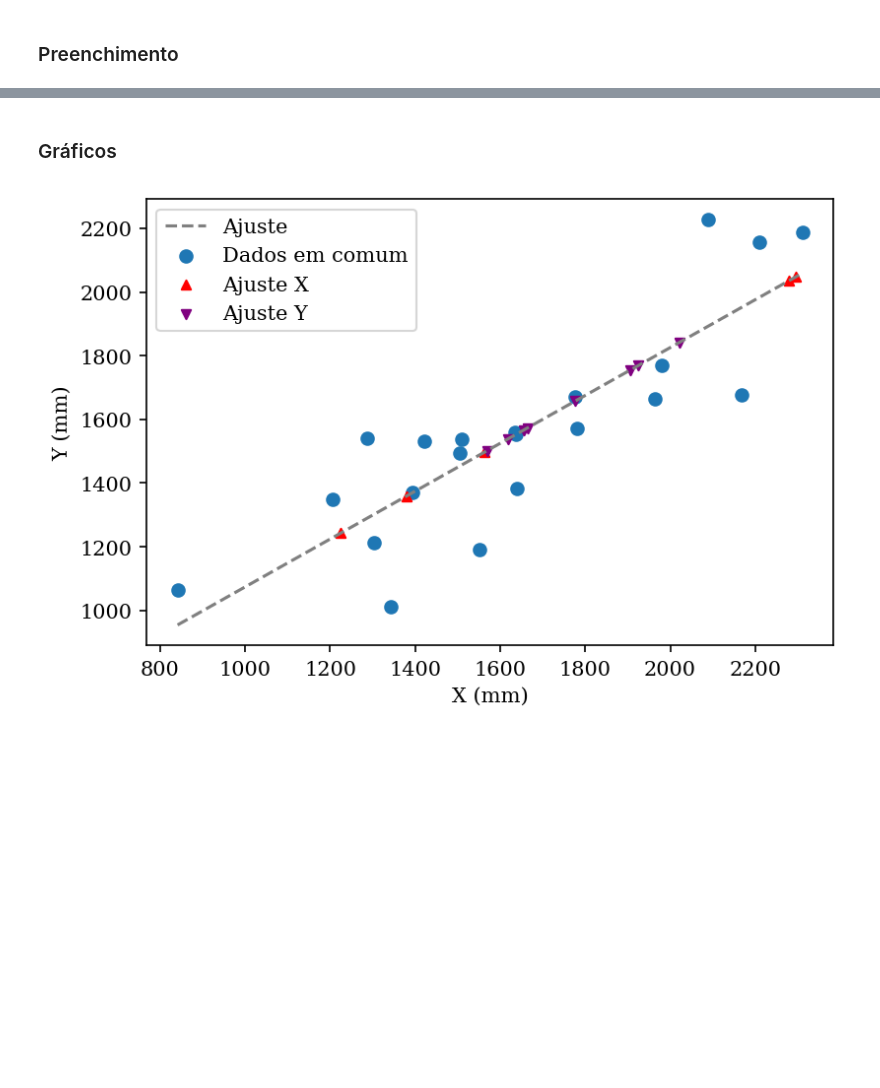
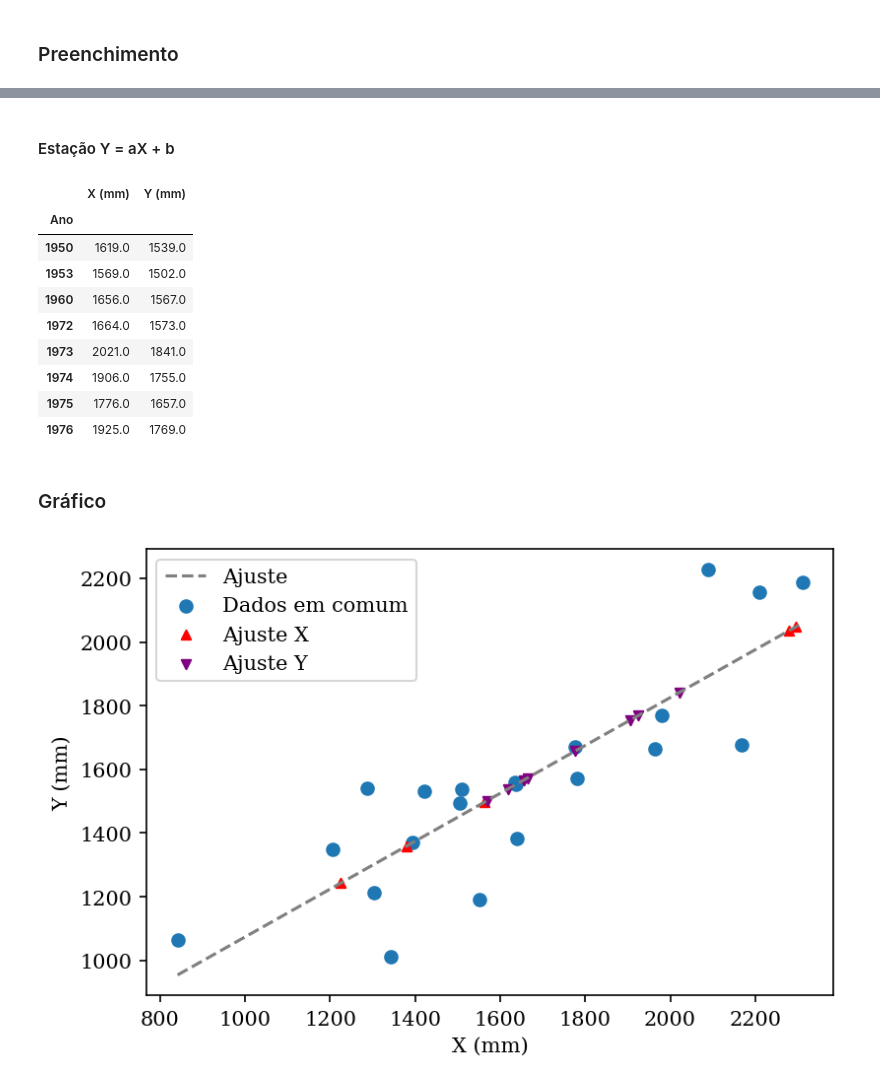
Before and after one commit to rqaita/hydrology, a Jupyter notebook: l_02.ipynb, the cells around one changed output, grey strips where cells are left out. Drawn from its saved outputs; the diff is of its cells as text; code cells hidden in the pictures; blank space fills up the shorter version.

```diff
--- a/l_02.ipynb
+++ b/l_02.ipynb
@@ -89,5 +93,24 @@ e_01_falha_y["Y (mm)"] = e_01_prev_y
+# %% [markdown]
+#### Estação Y = aX + b
+# %%
+e_01_prev_y = e_01_a * e_01_falha_y + e_01_b
+e_01_prev_y = e_01_prev_y.rename("Y (mm)")
+e_01_falha_y = pd.DataFrame(e_01_falha_y)
+e_01_falha_y["Y (mm)"] = e_01_prev_y
+e_01_falha_y.round()
+# %% [output]
+|  | X (mm) | Y (mm) |
+| Ano |  |  |
+| 1950 | 1619.0 | 1539.0 |
+| 1953 | 1569.0 | 1502.0 |
+| 1960 | 1656.0 | 1567.0 |
+| 1972 | 1664.0 | 1573.0 |
+| 1973 | 2021.0 | 1841.0 |
+| 1974 | 1906.0 | 1755.0 |
+| 1975 | 1776.0 | 1657.0 |
+| 1976 | 1925.0 | 1769.0 |
 # %% [markdown]
-### Gráficos
+### Gráfico
 # %%
 xx = np.arange(e_01_data.min()["X (mm)"], e_01_data.max()["X (mm)"])
 yy = reg.predict(xx.reshape(-1,1))
```
Also changed, not shown: parts of 19 cells of this notebook.
